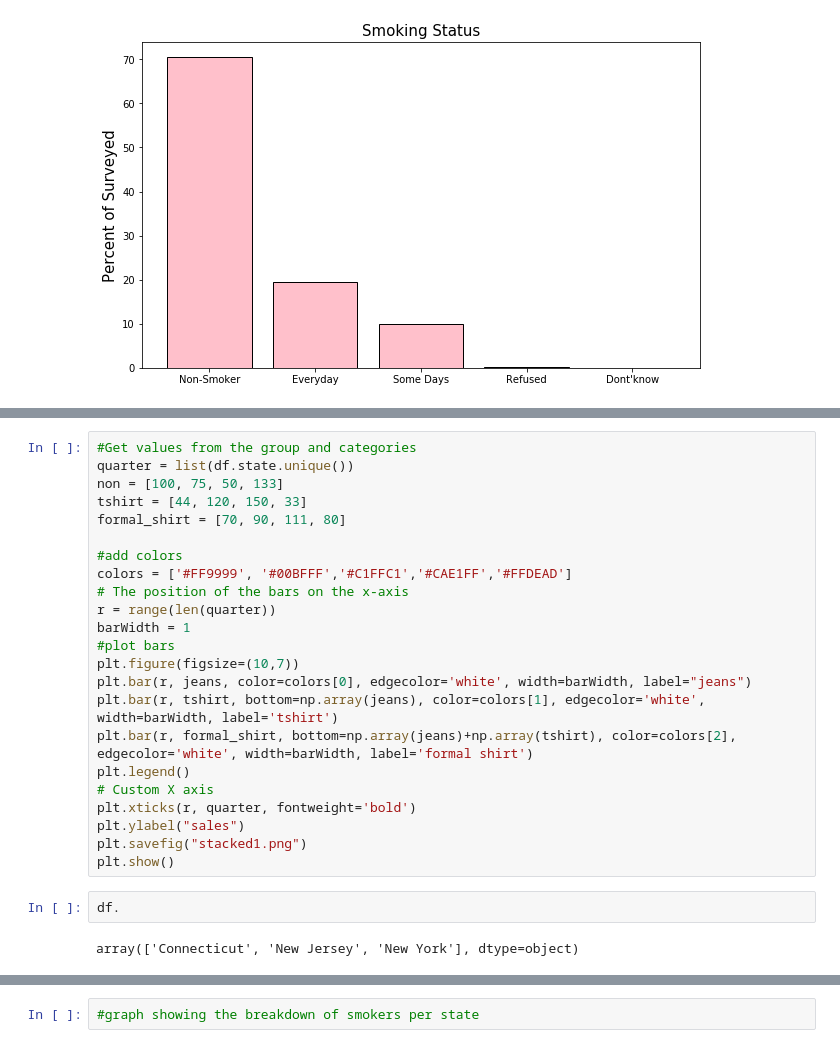
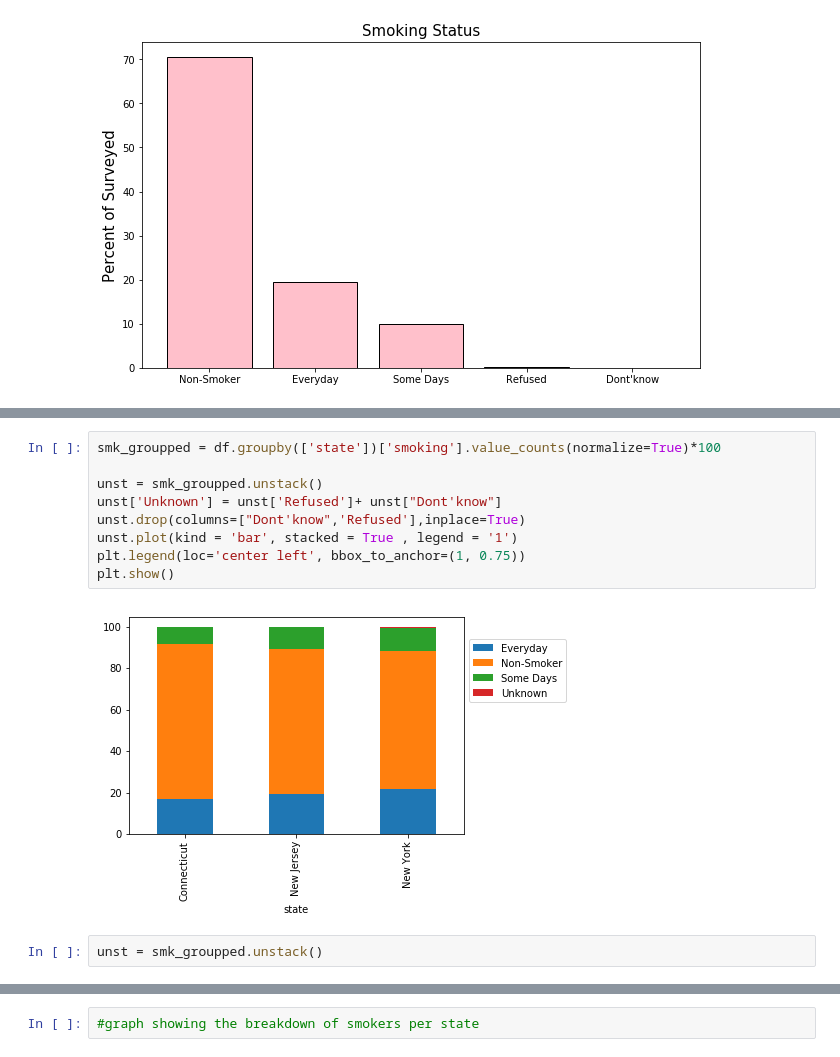
Before and after one commit to vanitoz/nyc-mhtn-ds-120720-lectures, a Jupyter notebook: Phase_1/STATS_case_study/Statistical_Tests_Applied.ipynb, the cells around one changed output, grey strips where cells are left out. Drawn from its saved outputs; the diff is of its cells as text.

```diff
--- a/Phase_1/STATS_case_study/Statistical_Tests_Applied.ipynb
+++ b/Phase_1/STATS_case_study/Statistical_Tests_Applied.ipynb
@@ -273,27 +232,13 @@ df.groupby(['state','smoking']).count()
-# %%
-#Get values from the group and categories
-quarter = list(df.state.unique())
-non = [100, 75, 50, 133]
-tshirt = [44, 120, 150, 33]
-formal_shirt = [70, 90, 111, 80]
-
-#add colors
-colors = ['#FF9999', '#00BFFF','#C1FFC1','#CAE1FF','#FFDEAD']
-# The position of the bars on the x-axis
-r = range(len(quarter))
-barWidth = 1
-#plot bars
-plt.figure(figsize=(10,7))
-plt.bar(r, jeans, color=colors[0], edgecolor='white', width=barWidth, label="jeans")
-plt.bar(r, tshirt, bottom=np.array(jeans), color=colors[1], edgecolor='white', width=barWidth, label='tshirt')
-plt.bar(r, formal_shirt, bottom=np.array(jeans)+np.array(tshirt), color=colors[2], edgecolor='white', width=barWidth, label='formal shirt')
-plt.legend()
-# Custom X axis
-plt.xticks(r, quarter, fontweight='bold')
-plt.ylabel("sales")
-plt.savefig("stacked1.png")
-plt.show()
-# %%
-df.
-# %% [output]
-array(['Connecticut', 'New Jersey', 'New York'], dtype=object)
+# %%
+smk_groupped = df.groupby(['state'])['smoking'].value_counts(normalize=True)*100
+
+unst = smk_groupped.unstack()
+unst['Unknown'] = unst['Refused']+ unst["Dont'know"]
+unst.drop(columns=["Dont'know",'Refused'],inplace=True)
+unst.plot(kind = 'bar', stacked = True , legend = '1')
+plt.legend(loc='center left', bbox_to_anchor=(1, 0.75))
+plt.show()
+# %% [output]
+[figure, added]
+# %%
+unst = smk_groupped.unstack()
```
Also changed, not shown: parts of 6 cells of this notebook.
